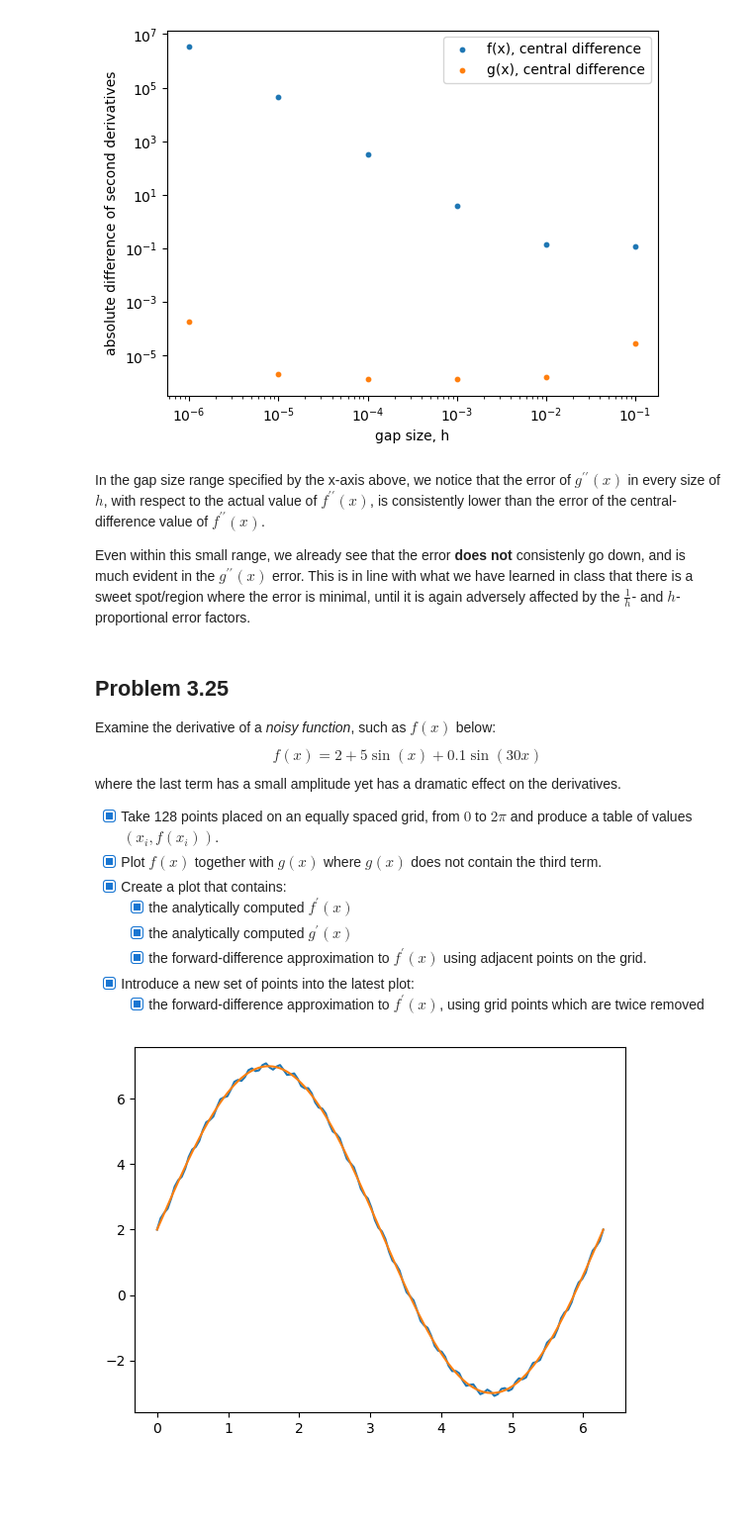
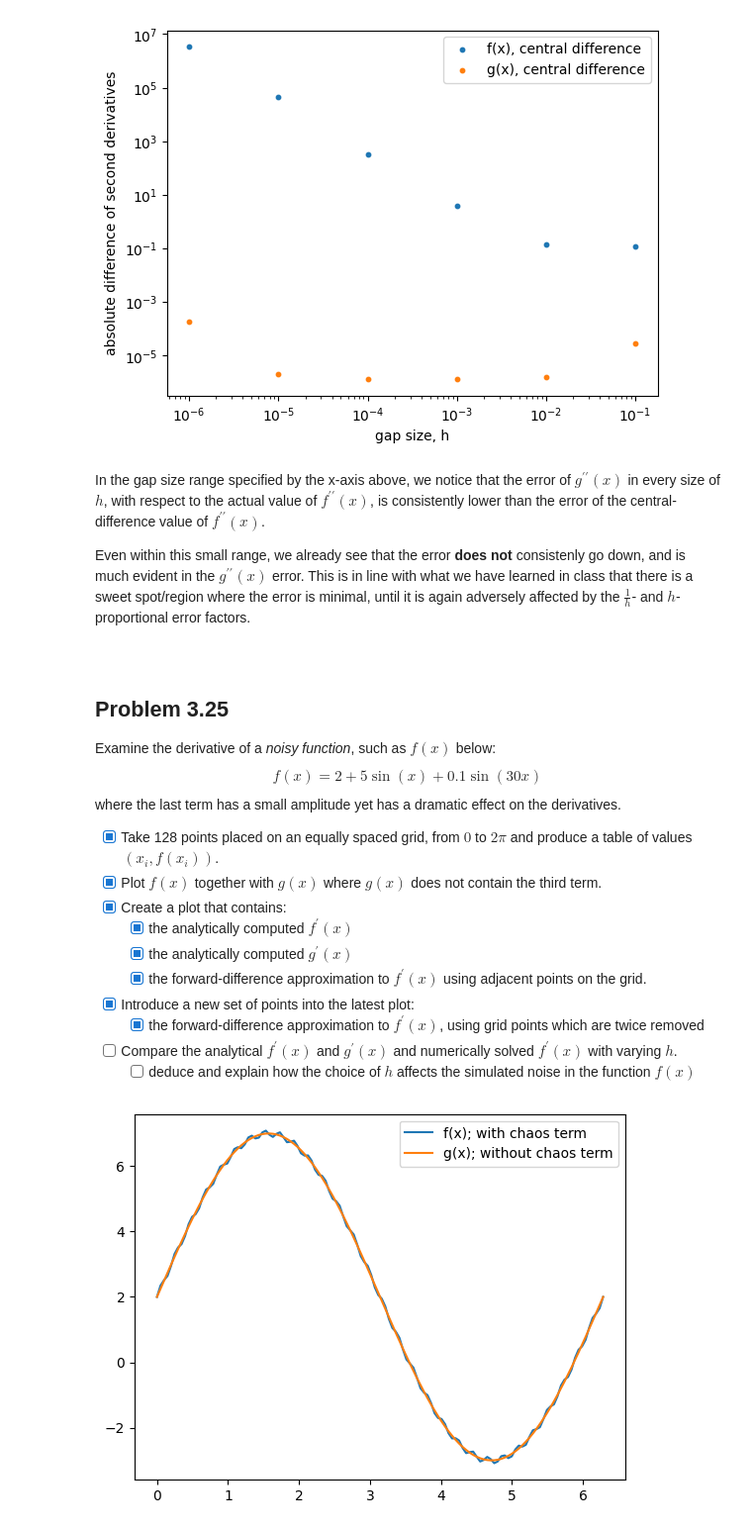
Before and after one commit to ebagoot/ap155_project_euler, a Jupyter notebook: week3.ipynb, the cells around one changed output. Shown: that part at 99% size. Saved outputs shown, nothing was run; the diff lists cells and outputs as text; code cells hidden in the pictures; blank space fills up the shorter version.

```diff
--- a/week3.ipynb
+++ b/week3.ipynb
@@ -100,7 +102,7 @@ plt.show()
 # %% [markdown]
 In the gap size range specified by the x-axis above, we notice that the error of $g^{\prime\prime}(x)$ in every size of $h$, with respect to the actual value of $f^{\prime\prime}(x)$, is consistently lower than the error of the central-difference value of $f^{\prime\prime}(x)$.
 
-Even within this small range, we already see that the error **does not** consistenly go down, and is much evident in the $g^{\prime\prime}(x)$ error. This is in line with what we have learned in class that there is a sweet spot/region where the error is minimal, until it is again adversely affected by the $\frac{1}{h}$- and $h$-proportional error factors.
+Even within this small range, we already see that the error **does not** consistenly go down, and is much evident in the $g^{\prime\prime}(x)$ error. This is in line with what we have learned in class that there is a sweet spot/region where the error is minimal, until it is again adversely affected by the $\frac{1}{h}$- and $h$-proportional error factors. <br><br>
 # %% [markdown]
 ##  Problem 3.25
 
@@ -116,25 +118,28 @@ where the last term has a small amplitude yet has a dramatic effect on the deriv
     - [X] the forward-difference approximation to $f^\prime(x)$ using adjacent points on the grid.
 - [X] Introduce a new set of points into the latest plot:
     - [X] the forward-difference approximation to $f^\prime(x)$, using grid points which are twice removed
+- [ ] Compare the analytical $f^\prime(x)$ and $g^\prime(x)$ and numerically solved $f^\prime(x)$ with varying $h$.
+    - [ ] deduce and explain how the choice of $h$ affects the simulated noise in the function $f(x)$
 # %%
-#   Initialization.
+#   Initialization of array of x values.
 start = 0
 end = 2*np.pi
 N = 128
 
 def f(xVar):
     return 2 + 5*np.sin(xVar) + 0.1*np.sin(30*xVar)
 def g(xVar):
     return 2 + 5*np.sin(xVar)
 
 x = np.linspace(start, end, N)
 y_f = [f(i) for i in x]
 y_g = [g(i) for i in x]
 
-fig2, ax2 = plt.subplots()
-plt.plot(x, y_f)
-plt.plot(x, y_g)
+fig3, ax3 = plt.subplots()
+plt.plot(x, y_f, label="f(x); with chaos term")
+plt.plot(x, y_g, label="g(x); without chaos term")
+ax3.legend()
 plt.show()
 # %% [output]
-[figure, old version]
+[figure, new version]
 # %% [markdown]
```
Also changed, not shown: parts of 6 cells of this notebook.
